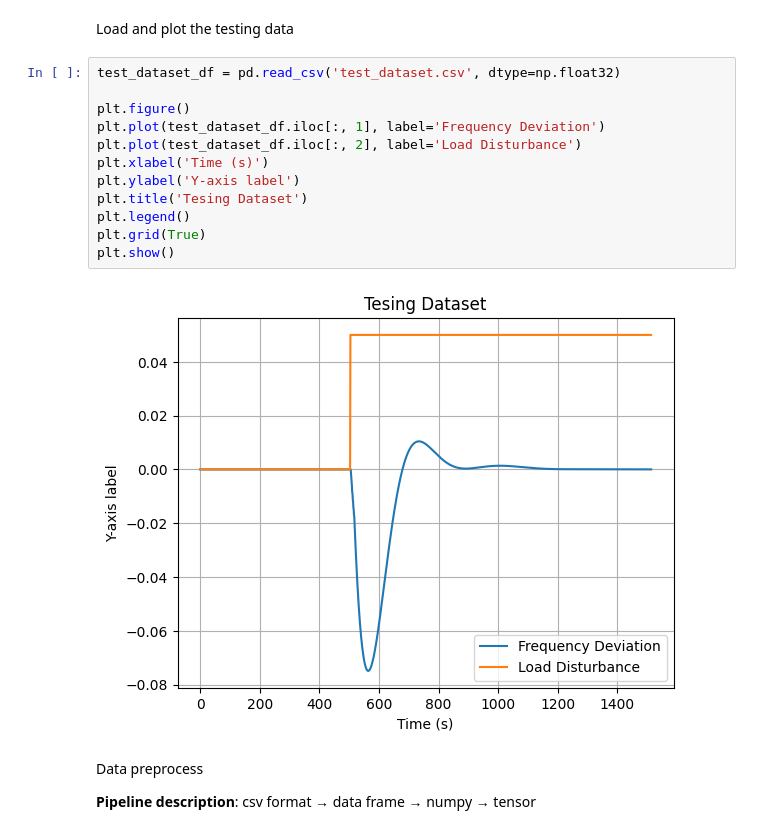
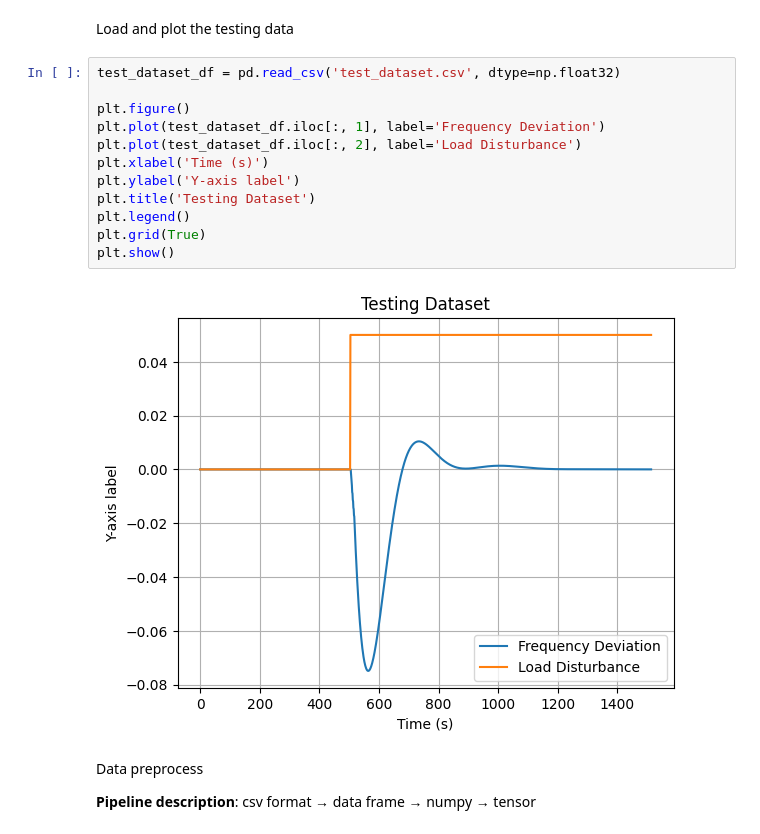
Before and after one commit to Siarzis/ai-tutor, a Jupyter notebook: lfc_disturbance_prediction_lstm.ipynb, the cells around one changed output. Drawn from its saved outputs; the diff is of its cells as text.

```diff
--- a/lfc_disturbance_prediction_lstm.ipynb
+++ b/lfc_disturbance_prediction_lstm.ipynb
@@ -33,17 +33,17 @@ Load and plot the testing data
 # %%
 test_dataset_df = pd.read_csv('test_dataset.csv', dtype=np.float32)
 
 plt.figure()
 plt.plot(test_dataset_df.iloc[:, 1], label='Frequency Deviation')
 plt.plot(test_dataset_df.iloc[:, 2], label='Load Disturbance')
 plt.xlabel('Time (s)')
 plt.ylabel('Y-axis label')
-plt.title('Tesing Dataset')
+plt.title('Testing Dataset')
 plt.legend()
 plt.grid(True)
 plt.show()
 # %% [output]
-[figure, old version]
+[figure, new version]
 # %% [markdown]
 Data preprocess
 
```
Also changed, not shown: parts of 4 cells of this notebook.
